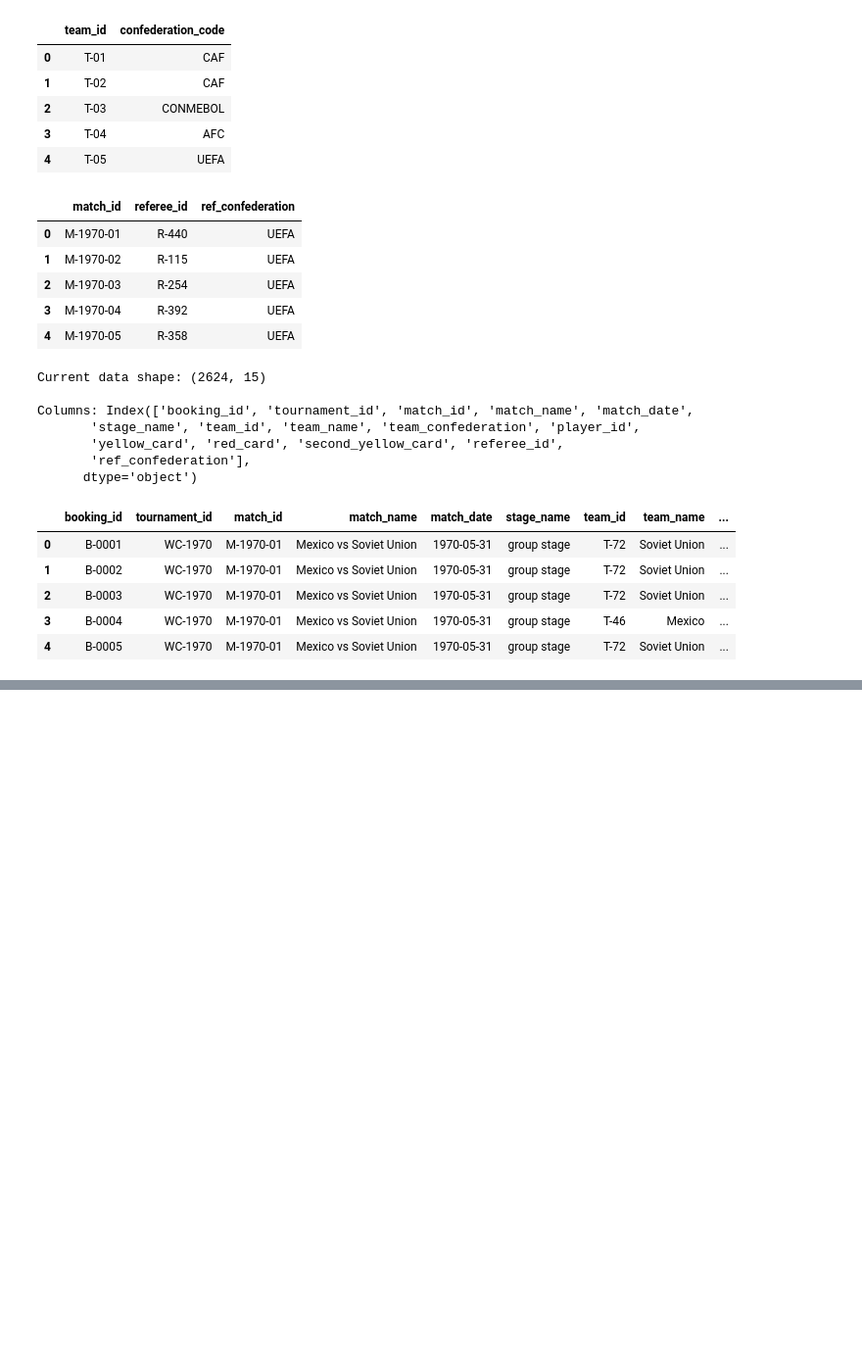
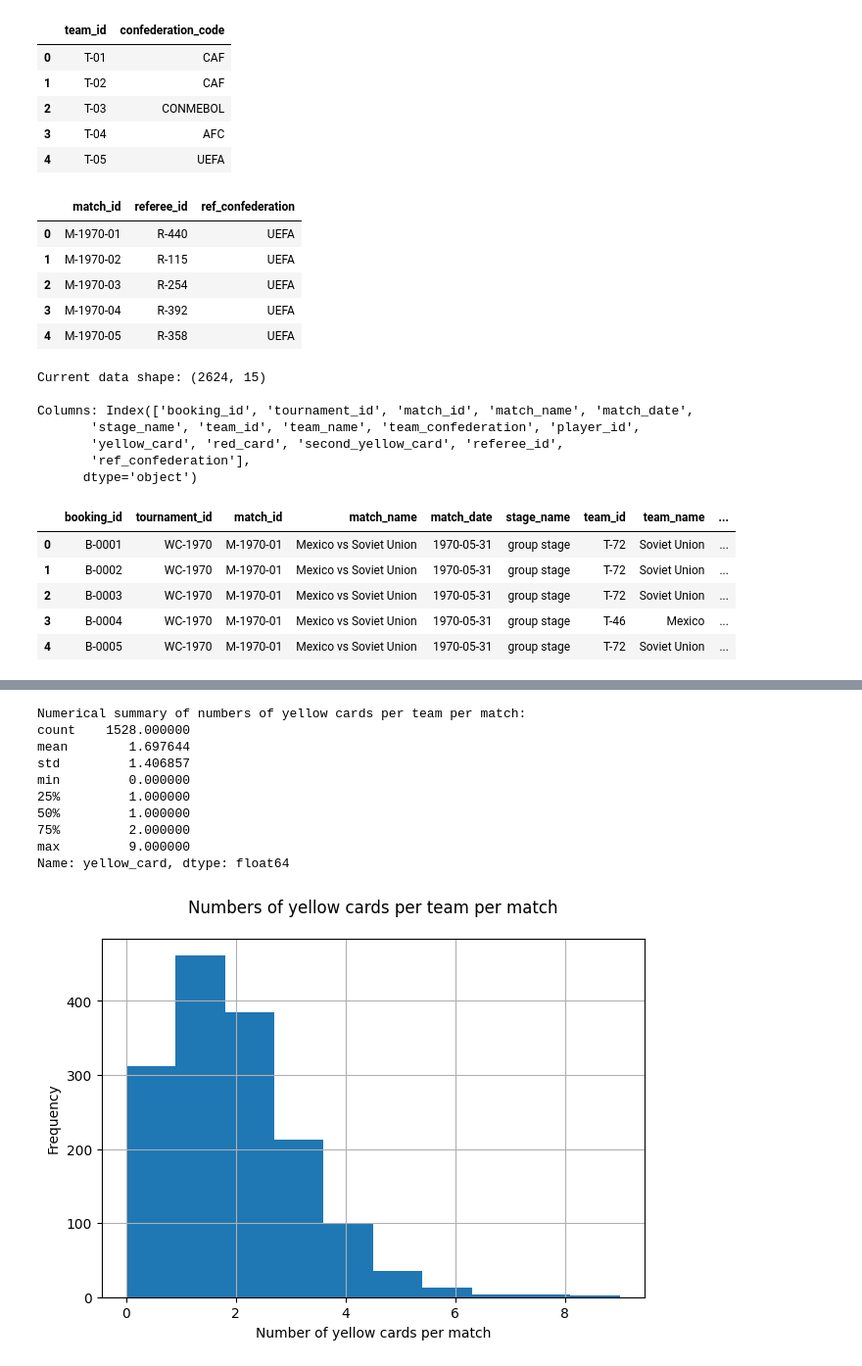
Before and after one commit to khuenlm/the-12th-man, a Jupyter notebook: notebooks/bookings_eda.ipynb, the cells around one changed output, grey strips where cells are left out. Shown at 98% size. Drawn from its saved outputs; the diff is of its cells as text; code cells hidden in the pictures; blank space fills up the shorter version.

```diff
--- a/notebooks/bookings_eda.ipynb
+++ b/notebooks/bookings_eda.ipynb
@@ -158,0 +342,20 @@ df.groupby(["yellow_card", "red_card", "second_yellow_card"]).size().reset_index
+# %%
+# reformat matches to team-match unit of observation
+
+df_home = df_matches[["match_id", "home_team_id", "home_team_confederation", "referee_id", "confederation_code"]].rename(
+    columns = {
+        "home_team_id": "team_id",
+        "home_team_confederation": "team_confederation",
+        "confederation_code": "ref_confederation"
+    }
+)
+df_away = df_matches[["match_id", "away_team_id", "away_team_confederation", "referee_id", "confederation_code"]].rename(
+    columns = {
+        "away_team_id": "team_id",
+        "away_team_confederation": "team_confederation",
+        "confederation_code": "ref_confederation"
+    }
+)
+df_team_match = pd.concat((df_home, df_away))
+basic_analysis(df_team_match)
+df_team_match.head()
@@ -158,0 +383,12 @@ df.groupby(["yellow_card", "red_card", "second_yellow_card"]).size().reset_index
+# %%
+# merge bookings data
+
+df_merge = pd.merge(
+    df_team_match,
+    df_team_match_booking.drop(columns = ["ref_confederation", "team_confederation"]),
+    on = ["match_id", "team_id"],
+    how = "left"
+)
+df_merge["yellow_card"] = df_merge["yellow_card"].fillna(0).astype(int)
+basic_analysis(df_merge)
+df_merge.head()
@@ -158,0 +417,24 @@ df.groupby(["yellow_card", "red_card", "second_yellow_card"]).size().reset_index
+# %%
+# visualization: distribution of number of yellow cards each team receives per match
+
+print(f"Numerical summary of numbers of yellow cards per team per match: \n{df_merge["yellow_card"].describe()}")
+
+df_merge["yellow_card"].hist()
+
+plt.xlabel("Number of yellow cards per match")
+plt.ylabel("Frequency")
+plt.title("Numbers of yellow cards per team per match", y = 1.05)
+plt.tight_layout()
+plt.savefig("../results/yellow_per_team_match.png")
+# %% [output]
+Numerical summary of numbers of yellow cards per team per match:
+count    1528.000000
+mean        1.697644
+std         1.406857
+min         0.000000
+25%         1.000000
+50%         1.000000
+75%         2.000000
+max         9.000000
+Name: yellow_card, dtype: float64
+[figure, added]
```
Also changed, not shown: parts of 24 cells of this notebook, 1 other file.
